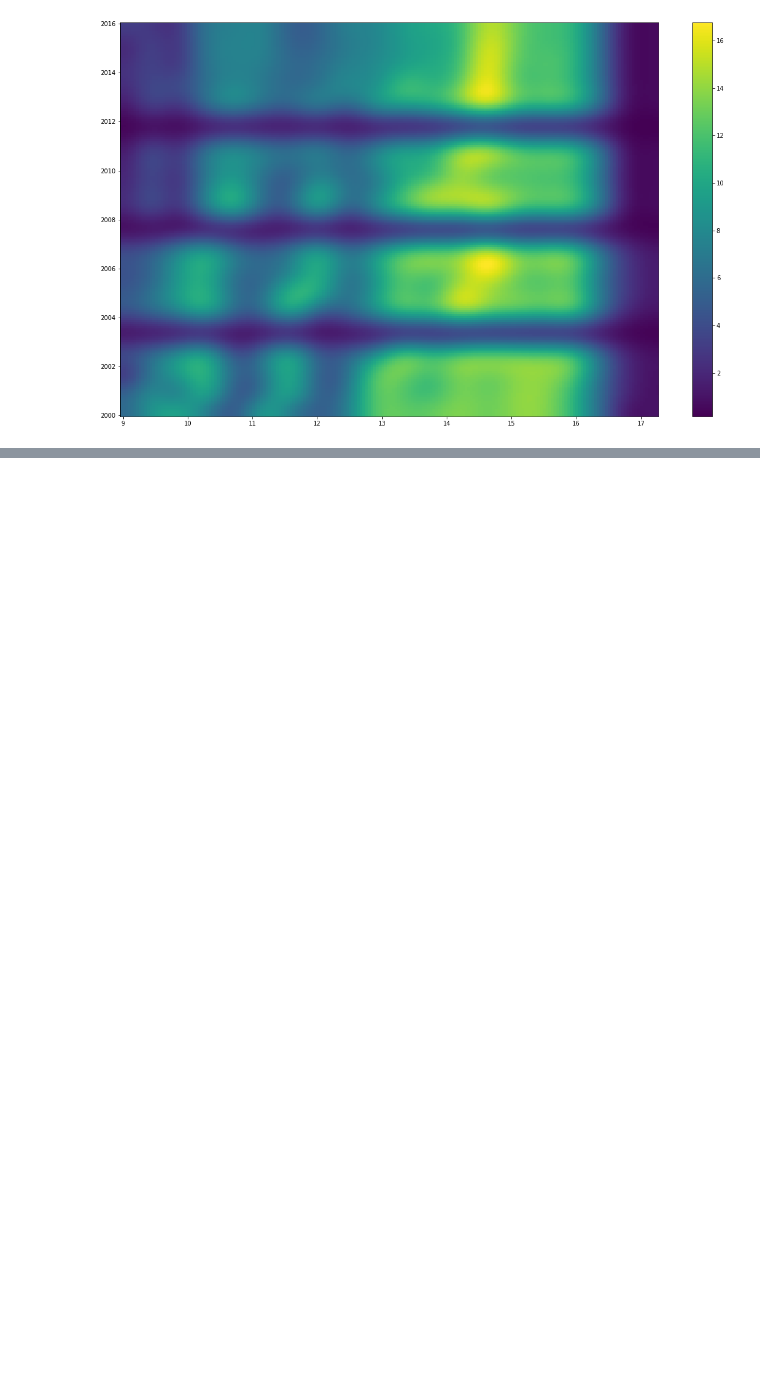
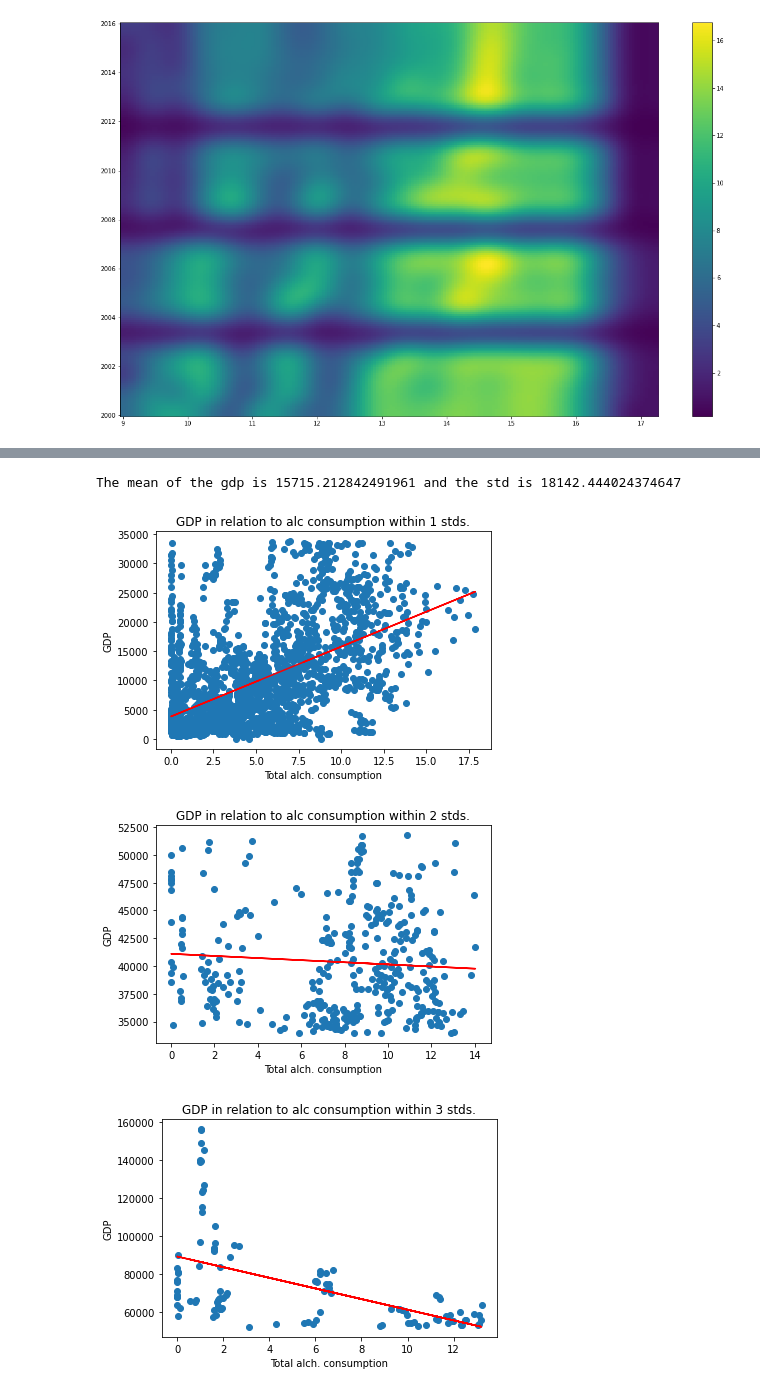
Before and after one commit to evanamay/CMSC320-Final-Project, a Jupyter notebook: tutorial.ipynb, the cells around one changed output, grey strips where cells are left out. Cells and saved outputs as stored; diff of their text form; code cells hidden in the pictures; blank space fills up the shorter version.

```diff
--- a/tutorial.ipynb
+++ b/tutorial.ipynb
@@ -1015,0 +1172,39 @@ plt.show()
+# %%
+mean_gdp = data_analysis['gdp_pc_2011_mb'].mean()
+std_gdp = data_analysis['gdp_pc_2011_mb'].std()
+
+print(f"The mean of the gdp is {mean_gdp} and the std is {std_gdp}")
+# %% [output]
+The mean of the gdp is 15715.212842491961 and the std is 18142.444024374647
+# %%
+figures = []
+for i in range(1,4):
+    fig, ax = plt.subplots()
+    figures.append((fig,ax))
+
+    #within
+    gdp = data_analysis['gdp_pc_2011_mb']
+
+    upper_max = mean_gdp + (std_gdp*i)
+    lower_max = mean_gdp + (std_gdp*(i-1))
+    lower_min = mean_gdp - (std_gdp*i)
+    upper_min = mean_gdp - (std_gdp*(i-1))
+
+    if i != 3:
+        payFocus1 = data_analysis[(data_analysis['gdp_pc_2011_mb'] >= lower_max) & (data_analysis['gdp_pc_2011_mb'] <= upper_max)]
+        payFocus2 = data_analysis[(data_analysis['gdp_pc_2011_mb'] >= lower_min) & (data_analysis['gdp_pc_2011_mb'] <= upper_min)]
+    else:
+        payFocus1 = data_analysis[(data_analysis['gdp_pc_2011_mb'] >= lower_max)]
+        payFocus2 = data_analysis[(data_analysis['gdp_pc_2011_mb'] <= upper_min)]
+
+    payFocus = pd.concat([payFocus1,payFocus2])
+    m, b = np.polyfit(payFocus['total_consumption'],payFocus['gdp_pc_2011_mb'],1)
+    figures[i-1][1].plot(payFocus['total_consumption'],m*payFocus['total_consumption']+b,color='red')
+    figures[i-1][1].scatter(payFocus['total_consumption'],payFocus['gdp_pc_2011_mb'])
+    figures[i-1][1].set_xlabel(f'Total alch. consumption')
+    figures[i-1][1].set_ylabel("GDP")
+    figures[i-1][1].set_title(f"GDP in relation to alc consumption within {i} stds.")
+# %% [output]
+[figure, added]
+[figure, added]
+[figure, added]
```
Also changed, not shown: parts of 15 cells of this notebook.
